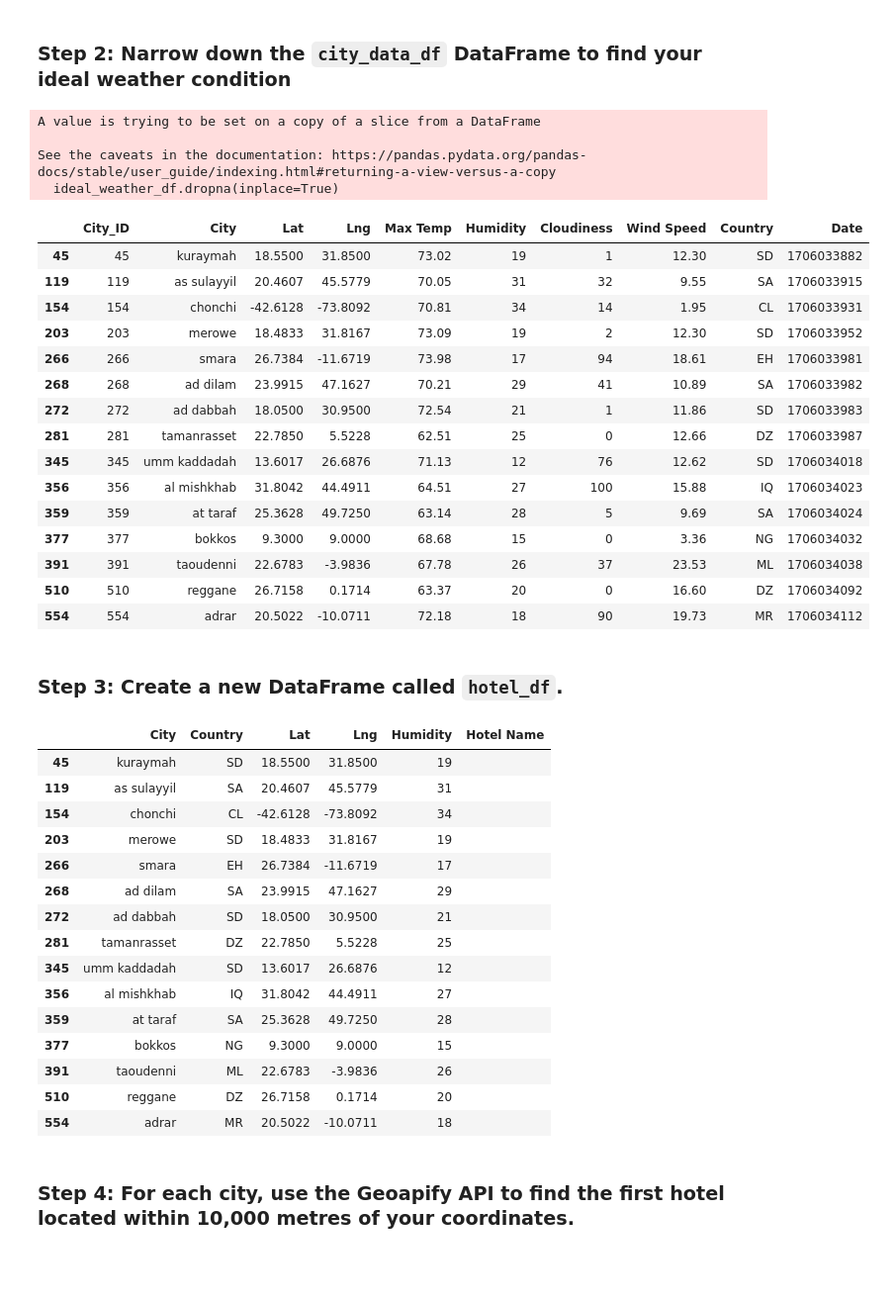
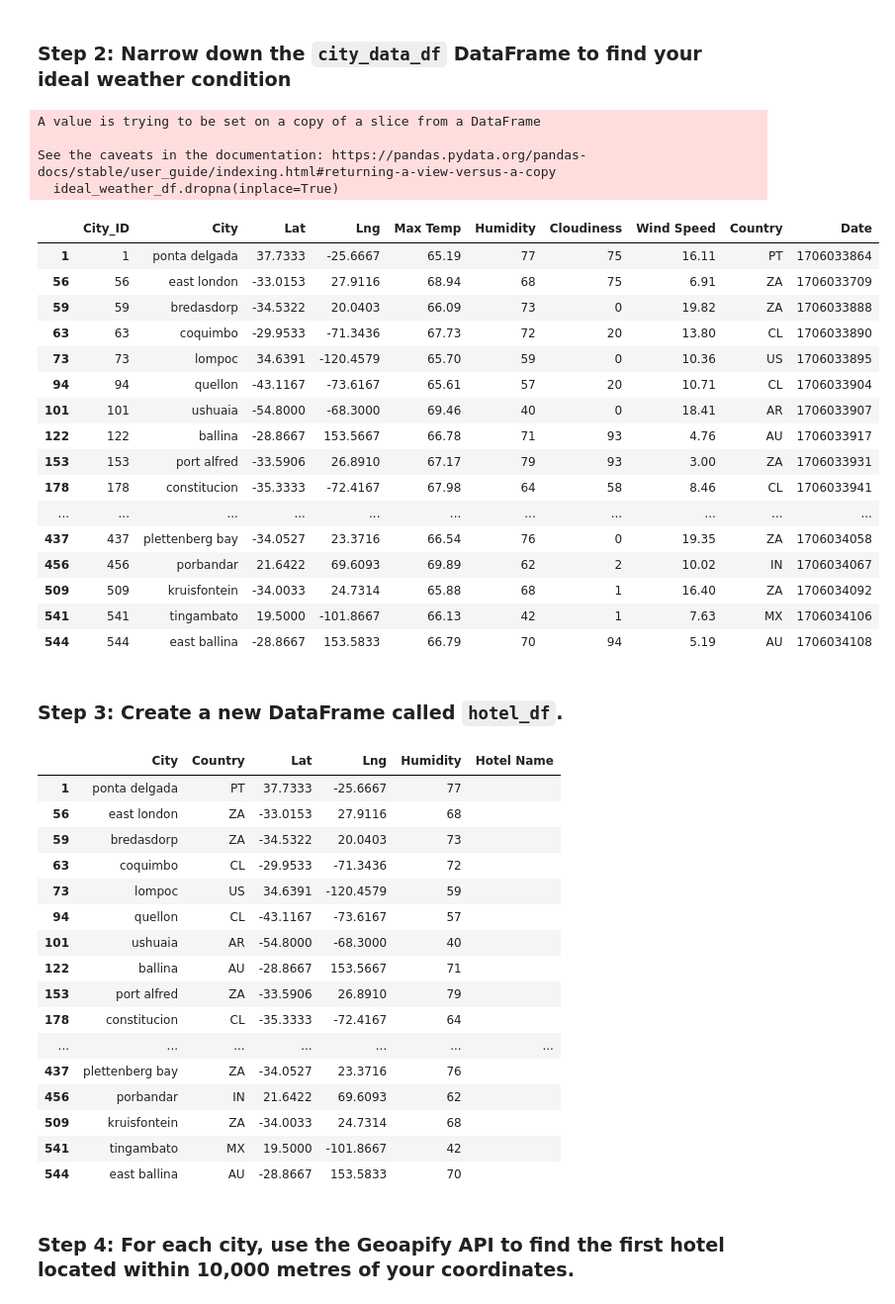
Before and after one commit to KeeganDavis/python-api-challenge, a Jupyter notebook: WeatherPy/VacationPy.ipynb, the cells around one changed output. Shown at 99% size. Drawn from its saved outputs; the diff is of its cells as text; code cells hidden in the pictures; blank space fills up the shorter version.

```diff
--- a/WeatherPy/VacationPy.ipynb
+++ b/WeatherPy/VacationPy.ipynb
@@ -45,34 +45,35 @@ plot
 ### Step 2: Narrow down the `city_data_df` DataFrame to find your ideal weather condition
 # %%
 # Narrow down cities that fit criteria and drop any results with null values
-ideal_weather_df = city_data_df[(city_data_df['Max Temp'] < 75) & (city_data_df['Max Temp'] > 62) & (city_data_df['Humidity'] < 40)]
+ideal_weather_df = city_data_df[(city_data_df['Max Temp'] < 70) & (city_data_df['Max Temp'] > 65) & (city_data_df['Humidity'] < 80)]
 
 # Drop any rows with null values
 ideal_weather_df.dropna(inplace=True)
 
 # Display sample data
 ideal_weather_df
 # %% [output]
 A value is trying to be set on a copy of a slice from a DataFrame
 
 See the caveats in the documentation: https://pandas.pydata.org/pandas-docs/stable/user_guide/indexing.html#returning-a-view-versus-a-copy
   ideal_weather_df.dropna(inplace=True)
 |  | City_ID | City | Lat | Lng | Max Temp | Humidity | Cloudiness | Wind Speed | Country | Date |
-| 45 | 45 | kuraymah | 18.5500 | 31.8500 | 73.02 | 19 | 1 | 12.30 | SD | 1706033882 |
-| 119 | 119 | as sulayyil | 20.4607 | 45.5779 | 70.05 | 31 | 32 | 9.55 | SA | 1706033915 |
-| 154 | 154 | chonchi | -42.6128 | -73.8092 | 70.81 | 34 | 14 | 1.95 | CL | 1706033931 |
-| 203 | 203 | merowe | 18.4833 | 31.8167 | 73.09 | 19 | 2 | 12.30 | SD | 1706033952 |
-| 266 | 266 | smara | 26.7384 | -11.6719 | 73.98 | 17 | 94 | 18.61 | EH | 1706033981 |
-| 268 | 268 | ad dilam | 23.9915 | 47.1627 | 70.21 | 29 | 41 | 10.89 | SA | 1706033982 |
-| 272 | 272 | ad dabbah | 18.0500 | 30.9500 | 72.54 | 21 | 1 | 11.86 | SD | 1706033983 |
-| 281 | 281 | tamanrasset | 22.7850 | 5.5228 | 62.51 | 25 | 0 | 12.66 | DZ | 1706033987 |
-| 345 | 345 | umm kaddadah | 13.6017 | 26.6876 | 71.13 | 12 | 76 | 12.62 | SD | 1706034018 |
-| 356 | 356 | al mishkhab | 31.8042 | 44.4911 | 64.51 | 27 | 100 | 15.88 | IQ | 1706034023 |
-| 359 | 359 | at taraf | 25.3628 | 49.7250 | 63.14 | 28 | 5 | 9.69 | SA | 1706034024 |
-| 377 | 377 | bokkos | 9.3000 | 9.0000 | 68.68 | 15 | 0 | 3.36 | NG | 1706034032 |
-| 391 | 391 | taoudenni | 22.6783 | -3.9836 | 67.78 | 26 | 37 | 23.53 | ML | 1706034038 |
-| 510 | 510 | reggane | 26.7158 | 0.1714 | 63.37 | 20 | 0 | 16.60 | DZ | 1706034092 |
-| 554 | 554 | adrar | 20.5022 | -10.0711 | 72.18 | 18 | 90 | 19.73 | MR | 1706034112 |
+| 1 | 1 | ponta delgada | 37.7333 | -25.6667 | 65.19 | 77 | 75 | 16.11 | PT | 1706033864 |
+| 56 | 56 | east london | -33.0153 | 27.9116 | 68.94 | 68 | 75 | 6.91 | ZA | 1706033709 |
+| 59 | 59 | bredasdorp | -34.5322 | 20.0403 | 66.09 | 73 | 0 | 19.82 | ZA | 1706033888 |
+| 63 | 63 | coquimbo | -29.9533 | -71.3436 | 67.73 | 72 | 20 | 13.80 | CL | 1706033890 |
+| 73 | 73 | lompoc | 34.6391 | -120.4579 | 65.70 | 59 | 0 | 10.36 | US | 1706033895 |
+| 94 | 94 | quellon | -43.1167 | -73.6167 | 65.61 | 57 | 20 | 10.71 | CL | 1706033904 |
+| 101 | 101 | ushuaia | -54.8000 | -68.3000 | 69.46 | 40 | 0 | 18.41 | AR | 1706033907 |
+| 122 | 122 | ballina | -28.8667 | 153.5667 | 66.78 | 71 | 93 | 4.76 | AU | 1706033917 |
+| 153 | 153 | port alfred | -33.5906 | 26.8910 | 67.17 | 79 | 93 | 3.00 | ZA | 1706033931 |
+| 178 | 178 | constitucion | -35.3333 | -72.4167 | 67.98 | 64 | 58 | 8.46 | CL | 1706033941 |
+| ... | ... | ... | ... | ... | ... | ... | ... | ... | ... | ... |
+| 437 | 437 | plettenberg bay | -34.0527 | 23.3716 | 66.54 | 76 | 0 | 19.35 | ZA | 1706034058 |
+| 456 | 456 | porbandar | 21.6422 | 69.6093 | 69.89 | 62 | 2 | 10.02 | IN | 1706034067 |
+| 509 | 509 | kruisfontein | -34.0033 | 24.7314 | 65.88 | 68 | 1 | 16.40 | ZA | 1706034092 |
+| 541 | 541 | tingambato | 19.5000 | -101.8667 | 66.13 | 42 | 1 | 7.63 | MX | 1706034106 |
+| 544 | 544 | east ballina | -28.8667 | 153.5833 | 66.79 | 70 | 94 | 5.19 | AU | 1706034108 |
 # %% [markdown]
 ### Step 3: Create a new DataFrame called `hotel_df`.
 # %%
@@ -86,21 +87,22 @@ hotel_df['Hotel Name'] = ''
 hotel_df
 # %% [output]
 |  | City | Country | Lat | Lng | Humidity | Hotel Name |
-| 45 | kuraymah | SD | 18.5500 | 31.8500 | 19 |  |
-| 119 | as sulayyil | SA | 20.4607 | 45.5779 | 31 |  |
-| 154 | chonchi | CL | -42.6128 | -73.8092 | 34 |  |
-| 203 | merowe | SD | 18.4833 | 31.8167 | 19 |  |
-| 266 | smara | EH | 26.7384 | -11.6719 | 17 |  |
-| 268 | ad dilam | SA | 23.9915 | 47.1627 | 29 |  |
-| 272 | ad dabbah | SD | 18.0500 | 30.9500 | 21 |  |
-| 281 | tamanrasset | DZ | 22.7850 | 5.5228 | 25 |  |
-| 345 | umm kaddadah | SD | 13.6017 | 26.6876 | 12 |  |
-| 356 | al mishkhab | IQ | 31.8042 | 44.4911 | 27 |  |
-| 359 | at taraf | SA | 25.3628 | 49.7250 | 28 |  |
-| 377 | bokkos | NG | 9.3000 | 9.0000 | 15 |  |
-| 391 | taoudenni | ML | 22.6783 | -3.9836 | 26 |  |
-| 510 | reggane | DZ | 26.7158 | 0.1714 | 20 |  |
-| 554 | adrar | MR | 20.5022 | -10.0711 | 18 |  |
+| 1 | ponta delgada | PT | 37.7333 | -25.6667 | 77 |  |
+| 56 | east london | ZA | -33.0153 | 27.9116 | 68 |  |
+| 59 | bredasdorp | ZA | -34.5322 | 20.0403 | 73 |  |
+| 63 | coquimbo | CL | -29.9533 | -71.3436 | 72 |  |
+| 73 | lompoc | US | 34.6391 | -120.4579 | 59 |  |
+| 94 | quellon | CL | -43.1167 | -73.6167 | 57 |  |
+| 101 | ushuaia | AR | -54.8000 | -68.3000 | 40 |  |
+| 122 | ballina | AU | -28.8667 | 153.5667 | 71 |  |
+| 153 | port alfred | ZA | -33.5906 | 26.8910 | 79 |  |
+| 178 | constitucion | CL | -35.3333 | -72.4167 | 64 |  |
+| ... | ... | ... | ... | ... | ... | ... |
+| 437 | plettenberg bay | ZA | -34.0527 | 23.3716 | 76 |  |
+| 456 | porbandar | IN | 21.6422 | 69.6093 | 62 |  |
+| 509 | kruisfontein | ZA | -34.0033 | 24.7314 | 68 |  |
+| 541 | tingambato | MX | 19.5000 | -101.8667 | 42 |  |
+| 544 | east ballina | AU | -28.8667 | 153.5833 | 70 |  |
 # %% [markdown]
 ### Step 4: For each city, use the Geoapify API to find the first hotel located within 10,000 metres of your coordinates.
 # %%
```
Also changed, not shown: parts of 3 cells of this notebook.
